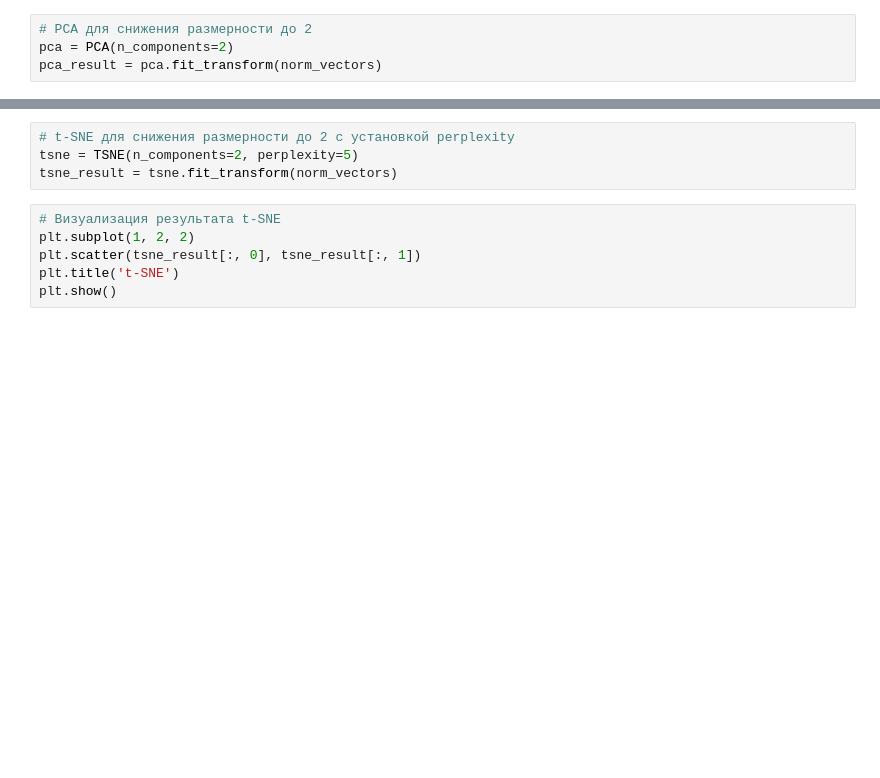
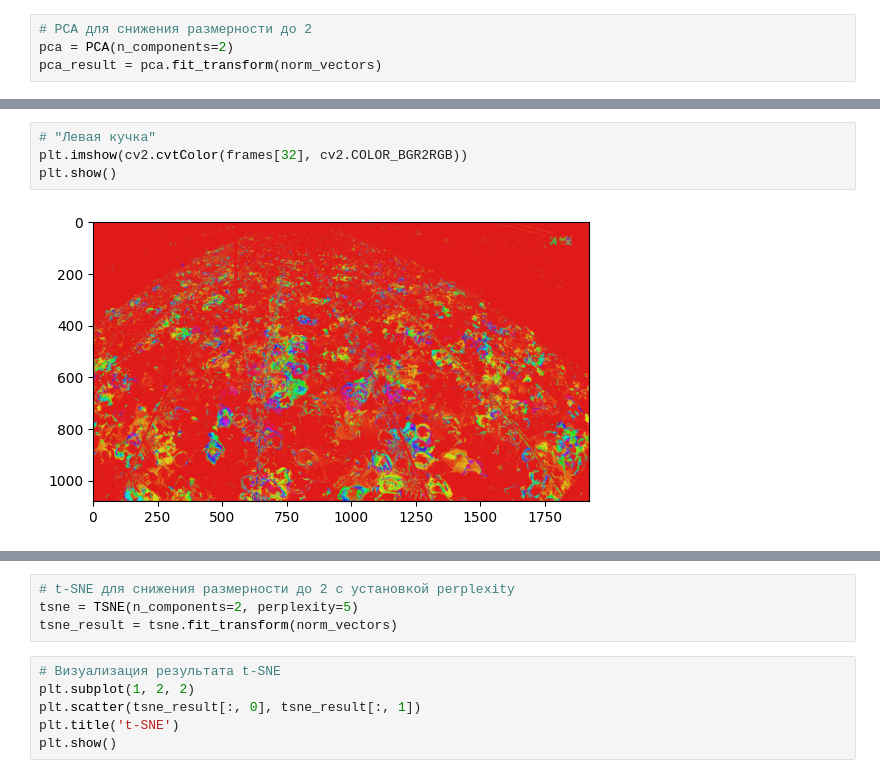
Before and after one commit to Syrenny/chicken_entropy, a Jupyter notebook: test.ipynb, the cells around one changed output, grey strips where cells are left out. Drawn from its saved outputs; the diff is of its cells as text; blank space fills up the shorter version.

```diff
--- a/test.ipynb
+++ b/test.ipynb
@@ -323,0 +328,6 @@ Text(0.5, 1.0, 'PCA')
+# %%
+# "Левая кучка"
+plt.imshow(cv2.cvtColor(frames[32], cv2.COLOR_BGR2RGB))
+plt.show()
+# %% [output]
+[figure, added]
```
Also changed, not shown: parts of 11 cells of this notebook.
